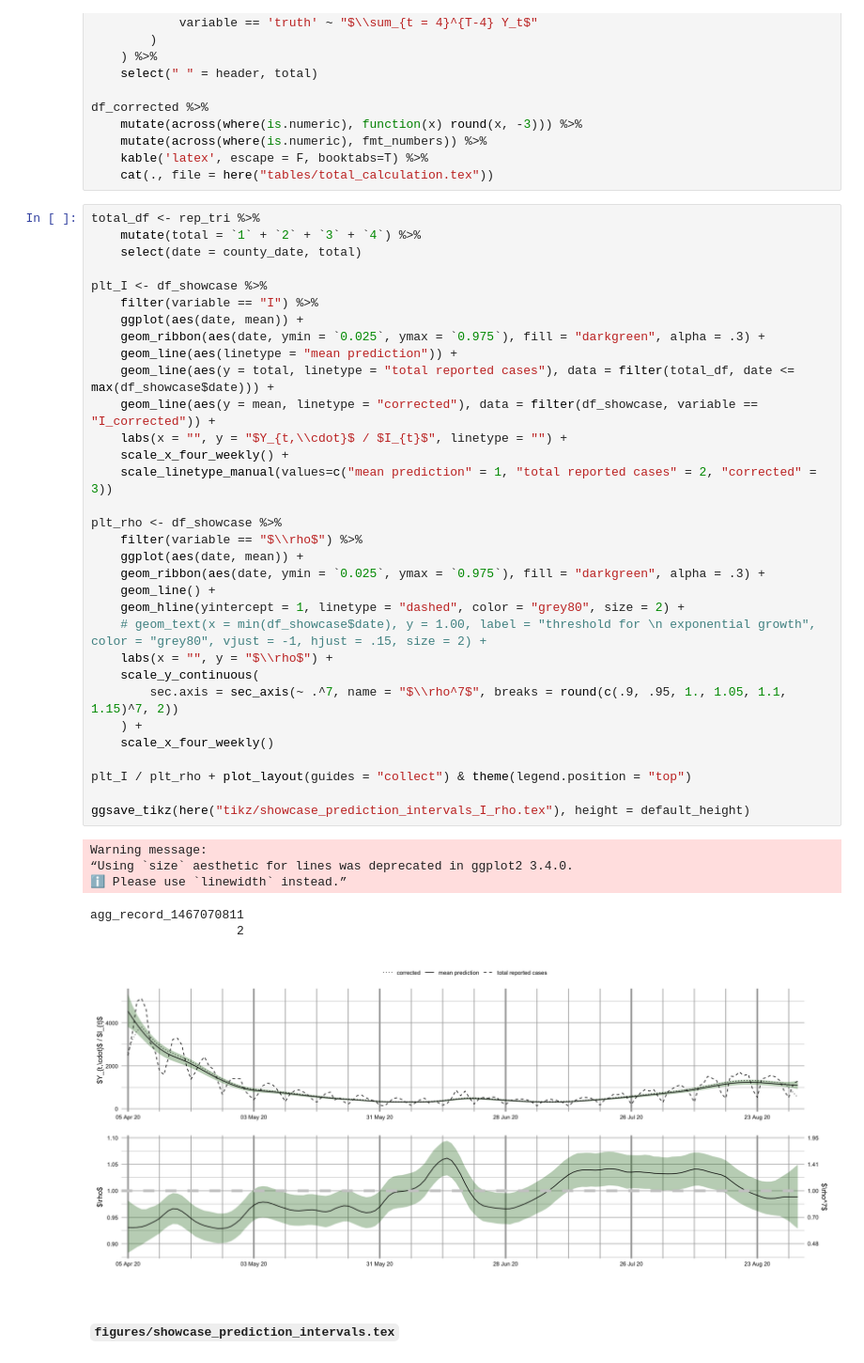
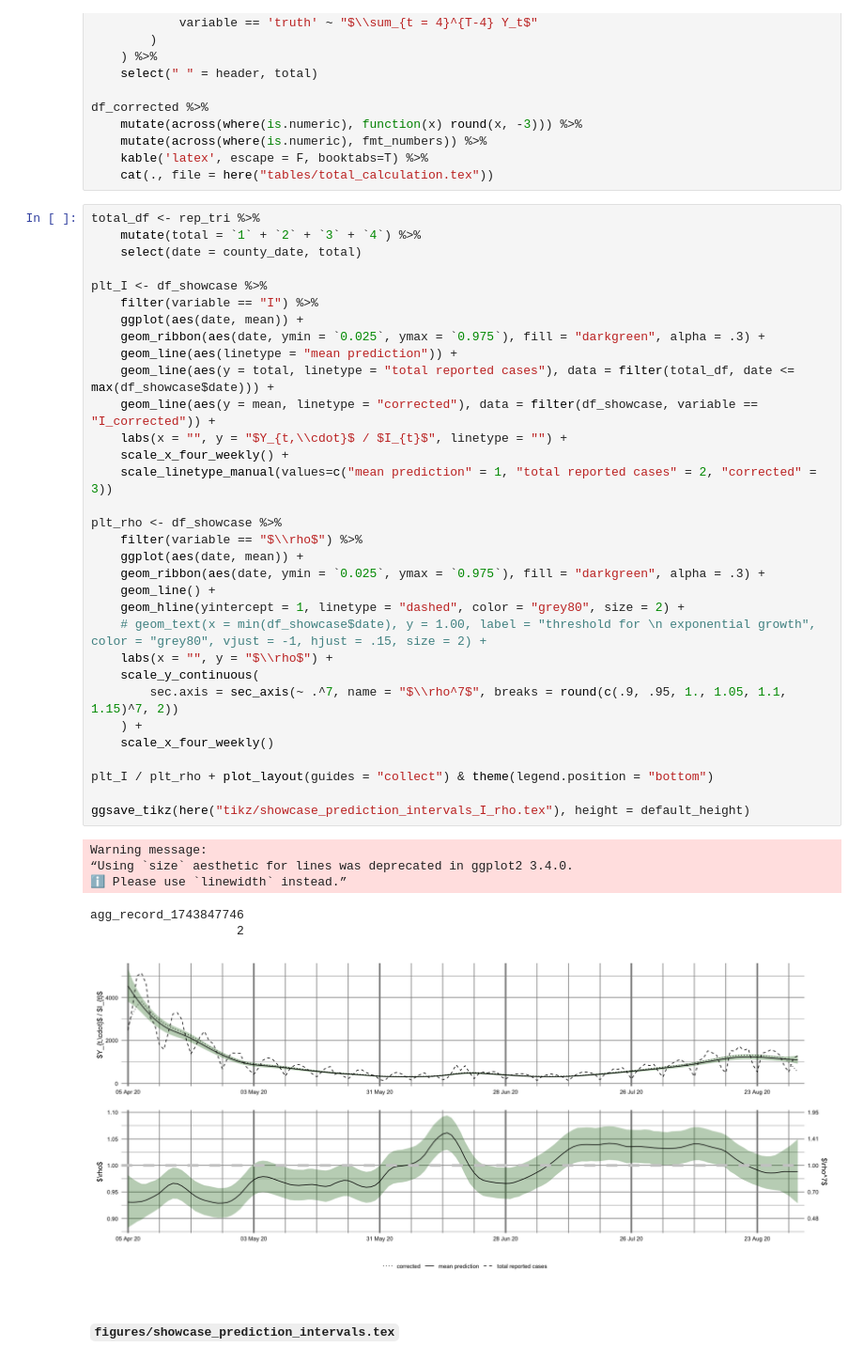
Before and after one commit to stefanheyder/dissertation, a Jupyter notebook: nbs/4 Models/4.1 Removing reporting delays and weekday effects/40_figures.ipynb, the cells around one changed output. Shown at 94% size. Drawn from its saved outputs; the diff is of its cells as text.

Commit message:
fix(figures): finalize figures finaliy

```diff
--- a/nbs/4 Models/4.1 Removing reporting delays and weekday effects/40_figures.ipynb
+++ b/nbs/4 Models/4.1 Removing reporting delays and weekday effects/40_figures.ipynb
@@ -118,36 +118,36 @@ plt_I <- df_showcase %>%
     filter(variable == "I") %>%
     ggplot(aes(date, mean)) +
     geom_ribbon(aes(date, ymin = `0.025`, ymax = `0.975`), fill = "darkgreen", alpha = .3) +
     geom_line(aes(linetype = "mean prediction")) +
     geom_line(aes(y = total, linetype = "total reported cases"), data = filter(total_df, date <= max(df_showcase$date))) +
     geom_line(aes(y = mean, linetype = "corrected"), data = filter(df_showcase, variable == "I_corrected")) +
     labs(x = "", y = "$Y_{t,\\cdot}$ / $I_{t}$", linetype = "") +
     scale_x_four_weekly() +
     scale_linetype_manual(values=c("mean prediction" = 1, "total reported cases" = 2, "corrected" = 3))
 
 plt_rho <- df_showcase %>%
     filter(variable == "$\\rho$") %>%
     ggplot(aes(date, mean)) +
     geom_ribbon(aes(date, ymin = `0.025`, ymax = `0.975`), fill = "darkgreen", alpha = .3) +
     geom_line() +
     geom_hline(yintercept = 1, linetype = "dashed", color = "grey80", size = 2) +
     # geom_text(x = min(df_showcase$date), y = 1.00, label = "threshold for \n exponential growth", color = "grey80", vjust = -1, hjust = .15, size = 2) +
     labs(x = "", y = "$\\rho$") +
     scale_y_continuous(
         sec.axis = sec_axis(~ .^7, name = "$\\rho^7$", breaks = round(c(.9, .95, 1., 1.05, 1.1, 1.15)^7, 2))
     ) +
     scale_x_four_weekly()
 
-plt_I / plt_rho + plot_layout(guides = "collect") & theme(legend.position = "top")
+plt_I / plt_rho + plot_layout(guides = "collect") & theme(legend.position = "bottom")
 
 ggsave_tikz(here("tikz/showcase_prediction_intervals_I_rho.tex"), height = default_height)
 # %% [output]
 Warning message:
 “Using `size` aesthetic for lines was deprecated in ggplot2 3.4.0.
 ℹ Please use `linewidth` instead.”
-agg_record_1467070811
+agg_record_1743847746
                     2
-[figure, old version]
+[figure, new version]
 # %% [markdown]
 #### `figures/showcase_prediction_intervals.tex`
 # %%
```
Also changed, not shown: parts of 4 cells of this notebook, 44 other files.
